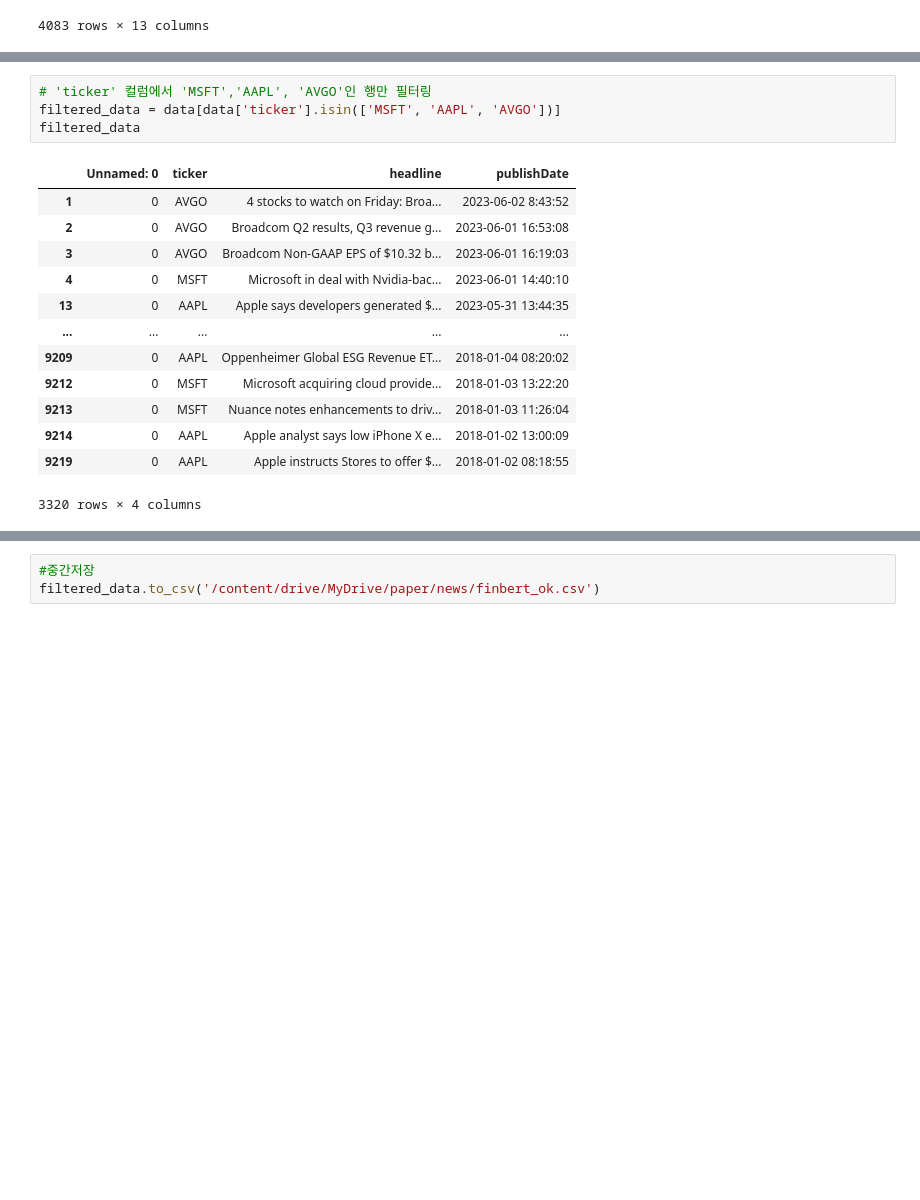
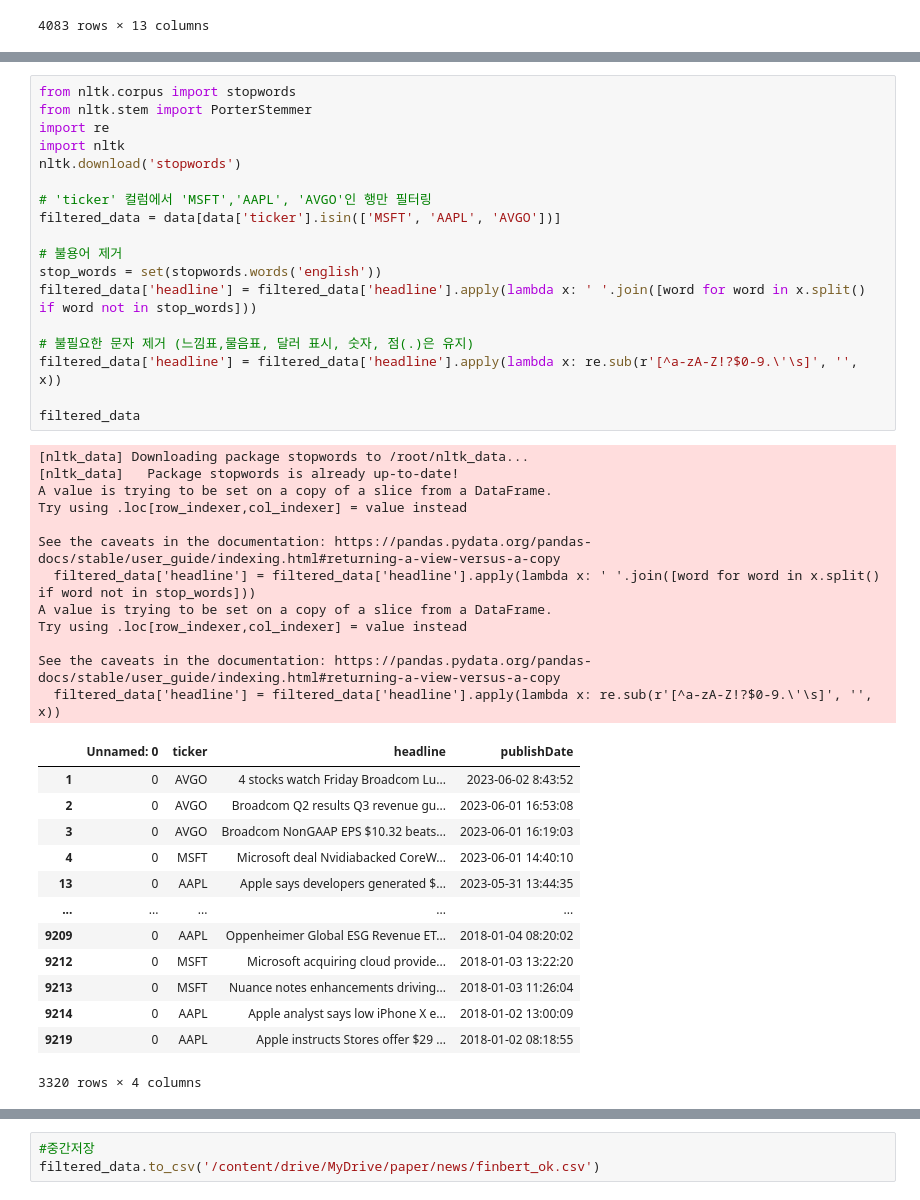
Before and after one commit to fedor44/paper10_sentiment_analysis, a Jupyter notebook: Untitled70.ipynb, the cells around one changed output, grey strips where cells are left out. Saved outputs shown, nothing was run; the diff lists cells and outputs as text; blank space fills up the shorter version.

```diff
--- a/Untitled70.ipynb
+++ b/Untitled70.ipynb
@@ -97,22 +97,48 @@ Drive already mounted at /content/drive/; to attempt to forcibly remount, call d
 | 9218 | 0 | AMZN | Retail jolt: Amazon seen making a... | 2018-01-02 09:21:50 |
 | 9219 | 0 | AAPL | Apple instructs Stores to offer $... | 2018-01-02 08:18:55 |
 9220 rows × 4 columns
-# %%
-# 'ticker' 컬럼에서 'MSFT','AAPL', 'AVGO'인 행만 필터링
-filtered_data = data[data['ticker'].isin(['MSFT', 'AAPL', 'AVGO'])]
-filtered_data
-# %% [output]
-|  | Unnamed: 0 | ticker | headline | publishDate |
-| 1 | 0 | AVGO | 4 stocks to watch on Friday: Broa... | 2023-06-02 8:43:52 |
-| 2 | 0 | AVGO | Broadcom Q2 results, Q3 revenue g... | 2023-06-01 16:53:08 |
-| 3 | 0 | AVGO | Broadcom Non-GAAP EPS of $10.32 b... | 2023-06-01 16:19:03 |
-| 4 | 0 | MSFT | Microsoft in deal with Nvidia-bac... | 2023-06-01 14:40:10 |
-| 13 | 0 | AAPL | Apple says developers generated $... | 2023-05-31 13:44:35 |
-| ... | ... | ... | ... | ... |
-| 9209 | 0 | AAPL | Oppenheimer Global ESG Revenue ET... | 2018-01-04 08:20:02 |
-| 9212 | 0 | MSFT | Microsoft acquiring cloud provide... | 2018-01-03 13:22:20 |
-| 9213 | 0 | MSFT | Nuance notes enhancements to driv... | 2018-01-03 11:26:04 |
-| 9214 | 0 | AAPL | Apple analyst says low iPhone X e... | 2018-01-02 13:00:09 |
-| 9219 | 0 | AAPL | Apple instructs Stores to offer $... | 2018-01-02 08:18:55 |
-3320 rows × 4 columns
+# %%
+from nltk.corpus import stopwords
+from nltk.stem import PorterStemmer
+import re
+import nltk
+nltk.download('stopwords')
+
+# 'ticker' 컬럼에서 'MSFT','AAPL', 'AVGO'인 행만 필터링
+filtered_data = data[data['ticker'].isin(['MSFT', 'AAPL', 'AVGO'])]
+
+# 불용어 제거
+stop_words = set(stopwords.words('english'))
+filtered_data['headline'] = filtered_data['headline'].apply(lambda x: ' '.join([word for word in x.split() if word not in stop_words]))
+
+# 불필요한 문자 제거 (느낌표,물음표, 달러 표시, 숫자, 점(.)은 유지)
+filtered_data['headline'] = filtered_data['headline'].apply(lambda x: re.sub(r'[^a-zA-Z!?$0-9.\'\s]', '', x))
+
+filtered_data
+# %% [output]
+[nltk_data] Downloading package stopwords to /root/nltk_data...
+[nltk_data]   Package stopwords is already up-to-date!
+A value is trying to be set on a copy of a slice from a DataFrame.
+Try using .loc[row_indexer,col_indexer] = value instead
+
+See the caveats in the documentation: https://pandas.pydata.org/pandas-docs/stable/user_guide/indexing.html#returning-a-view-versus-a-copy
+  filtered_data['headline'] = filtered_data['headline'].apply(lambda x: ' '.join([word for word in x.split() if word not in stop_words]))
+A value is trying to be set on a copy of a slice from a DataFrame.
+Try using .loc[row_indexer,col_indexer] = value instead
+
+See the caveats in the documentation: https://pandas.pydata.org/pandas-docs/stable/user_guide/indexing.html#returning-a-view-versus-a-copy
+  filtered_data['headline'] = filtered_data['headline'].apply(lambda x: re.sub(r'[^a-zA-Z!?$0-9.\'\s]', '', x))
+|  | Unnamed: 0 | ticker | headline | publishDate |
+| 1 | 0 | AVGO | 4 stocks watch Friday Broadcom Lu... | 2023-06-02 8:43:52 |
+| 2 | 0 | AVGO | Broadcom Q2 results Q3 revenue gu... | 2023-06-01 16:53:08 |
+| 3 | 0 | AVGO | Broadcom NonGAAP EPS $10.32 beats... | 2023-06-01 16:19:03 |
+| 4 | 0 | MSFT | Microsoft deal Nvidiabacked CoreW... | 2023-06-01 14:40:10 |
+| 13 | 0 | AAPL | Apple says developers generated $... | 2023-05-31 13:44:35 |
+| ... | ... | ... | ... | ... |
+| 9209 | 0 | AAPL | Oppenheimer Global ESG Revenue ET... | 2018-01-04 08:20:02 |
+| 9212 | 0 | MSFT | Microsoft acquiring cloud provide... | 2018-01-03 13:22:20 |
+| 9213 | 0 | MSFT | Nuance notes enhancements driving... | 2018-01-03 11:26:04 |
+| 9214 | 0 | AAPL | Apple analyst says low iPhone X e... | 2018-01-02 13:00:09 |
+| 9219 | 0 | AAPL | Apple instructs Stores offer $29 ... | 2018-01-02 08:18:55 |
+3320 rows × 4 columns
 # %%
```
Also changed, not shown: parts of 5 cells of this notebook.
